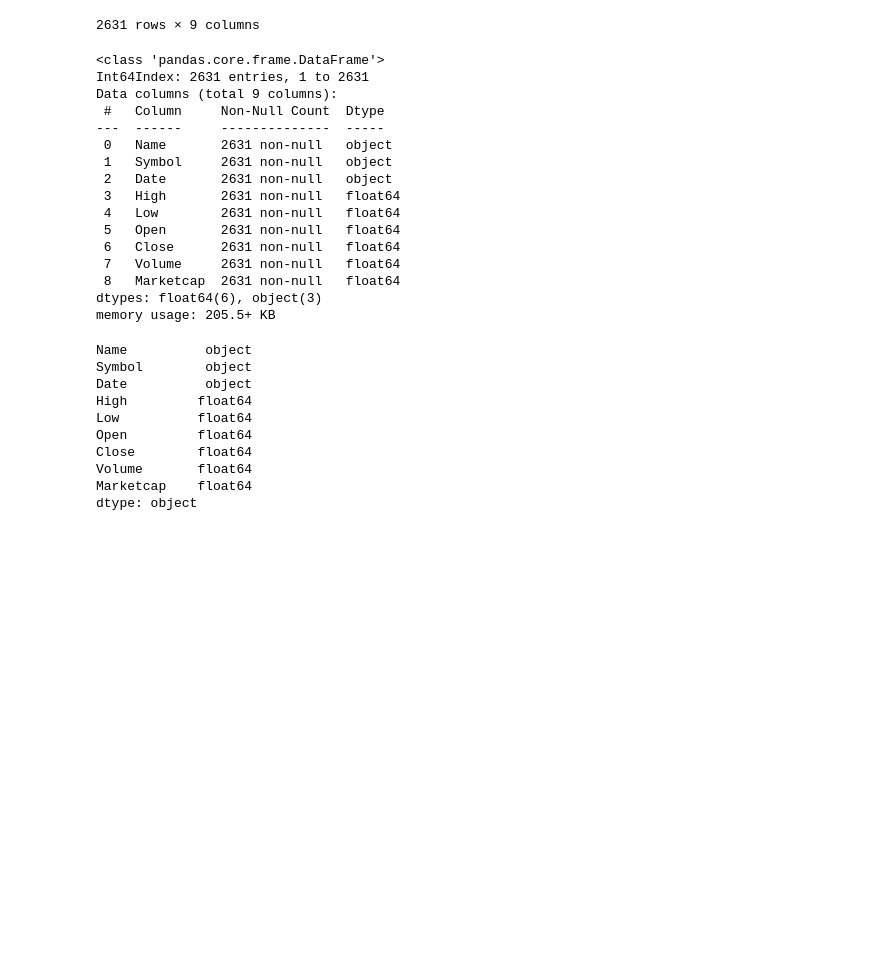
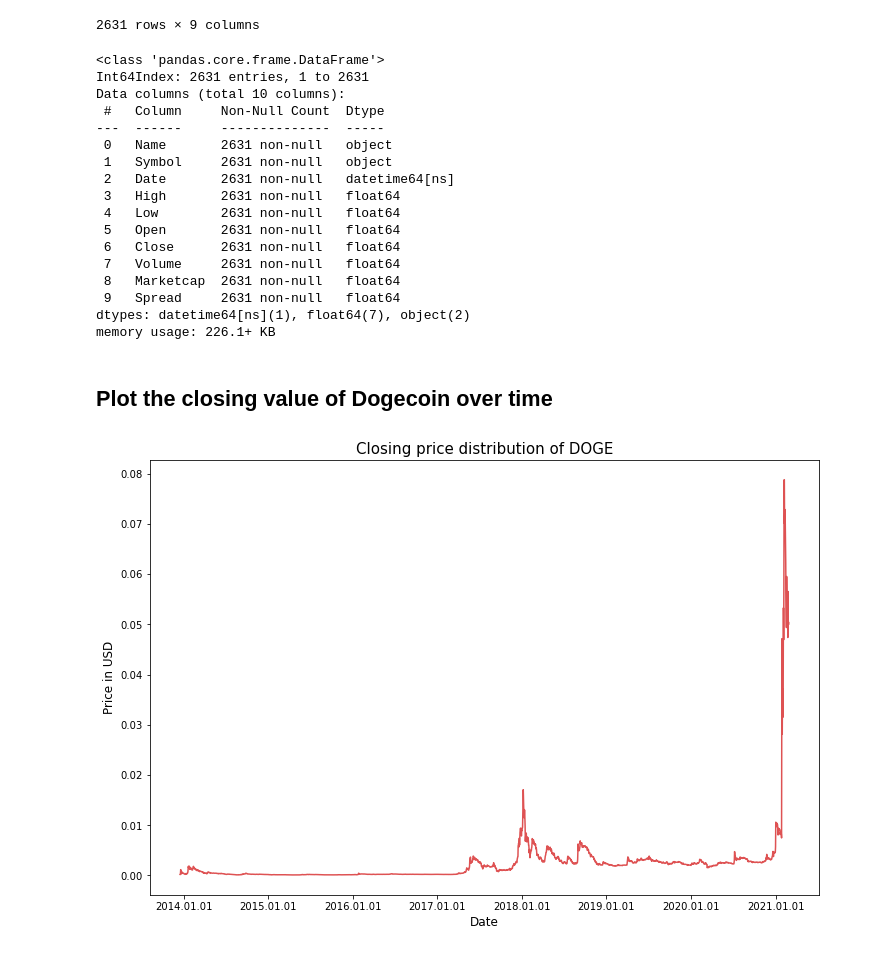
Before and after one commit to ArtTucker/crypto_prices_ML, a Jupyter notebook: preprocessing/by_coin/dogecoin_preprocessing.ipynb, the cells around one changed output. Cells and saved outputs as stored; diff of their text form; code cells hidden in the pictures; blank space fills up the shorter version.

```diff
--- a/preprocessing/by_coin/dogecoin_preprocessing.ipynb
+++ b/preprocessing/by_coin/dogecoin_preprocessing.ipynb
@@ -2,3 +2,9 @@
 import pandas as pd
 import numpy as np
 from pathlib import Path
+
+import matplotlib.pyplot as plt
+import seaborn as sns
+color = sns.color_palette()
+
+%matplotlib inline
@@ -5,5 +34,5 @@ from pathlib import Path
 # %%
-doge_df = pd.read_csv(Path('../resources/coin_Dogecoin.csv'), index_col='SNo')
+doge_df = pd.read_csv(Path('../../resources/prices/coin_Dogecoin.csv'), index_col='SNo')
 doge_df
 # %% [output]
 |  | Name | Symbol | Date | High | Low | Open | Close | Volume | Marketcap |
@@ -21,35 +50,42 @@ doge_df
 | 2631 | Dogecoin | DOGE | 2021-02-27 23:59:59 | 0.051920 | 0.049297 | 0.050500 | 0.050083 | 1.286230e+09 | 6.438193e+09 |
 2631 rows × 9 columns
 # %%
+doge_df['Date'] = pd.to_datetime(doge_df['Date']).dt.date
+doge_df['Date'] = pd.to_datetime(doge_df['Date'])
+doge_df['Spread'] = doge_df.High - doge_df.Low
 doge_df.info()
 # %% [output]
 <class 'pandas.core.frame.DataFrame'>
 Int64Index: 2631 entries, 1 to 2631
-Data columns (total 9 columns):
+Data columns (total 10 columns):
  #   Column     Non-Null Count  Dtype
 ---  ------     --------------  -----
  0   Name       2631 non-null   object
  1   Symbol     2631 non-null   object
- 2   Date       2631 non-null   object
+ 2   Date       2631 non-null   datetime64[ns]
  3   High       2631 non-null   float64
  4   Low        2631 non-null   float64
  5   Open       2631 non-null   float64
  6   Close      2631 non-null   float64
  7   Volume     2631 non-null   float64
  8   Marketcap  2631 non-null   float64
-dtypes: float64(6), object(3)
-memory usage: 205.5+ KB
+ 9   Spread     2631 non-null   float64
+dtypes: datetime64[ns](1), float64(7), object(2)
+memory usage: 226.1+ KB
+# %% [markdown]
+## Plot the closing value of Dogecoin over time
 # %%
-doge_df['Date'] = pd.to_datetime(doge_df['Date']).dt.date
-doge_df.dtypes
+import matplotlib.dates as mdates
+
+fig, ax = plt.subplots(figsize=(12,8))
+# sns.lineplot(y = doge_df.Close.values, x=doge_df.Date_mpl.values, alpha=0.8, color=color[3])
+sns.lineplot(y = doge_df.Close.values, x=doge_df.Date.values, alpha=0.8, color=color[3])
+ax.xaxis.set_major_locator(mdates.AutoDateLocator())
+ax.xaxis.set_major_formatter(mdates.DateFormatter('%Y.%m.%d'))
+# fig.autofmt_xdate()
+plt.xlabel('Date', fontsize=12)
+plt.ylabel('Price in USD', fontsize=12)
+plt.title("Closing price distribution of DOGE", fontsize=15)
+plt.show()
 # %% [output]
-Name          object
-Symbol        object
-Date          object
-High         float64
-Low          float64
-Open         float64
-Close        float64
-Volume       float64
-Marketcap    float64
-dtype: object
+[figure, added]
```
Also changed, not shown: parts of 10 cells of this notebook.
